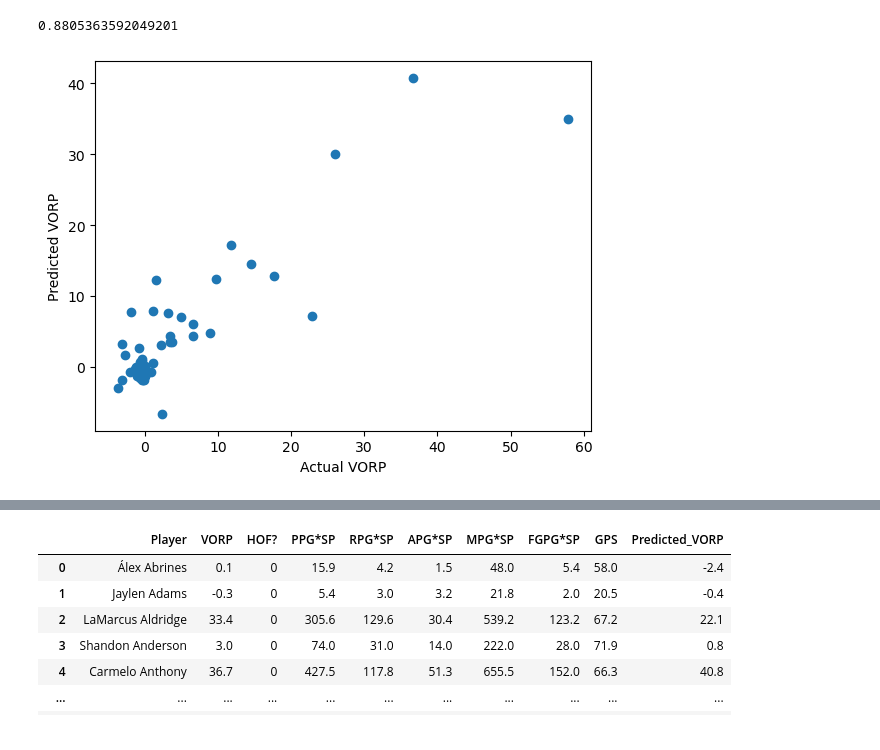
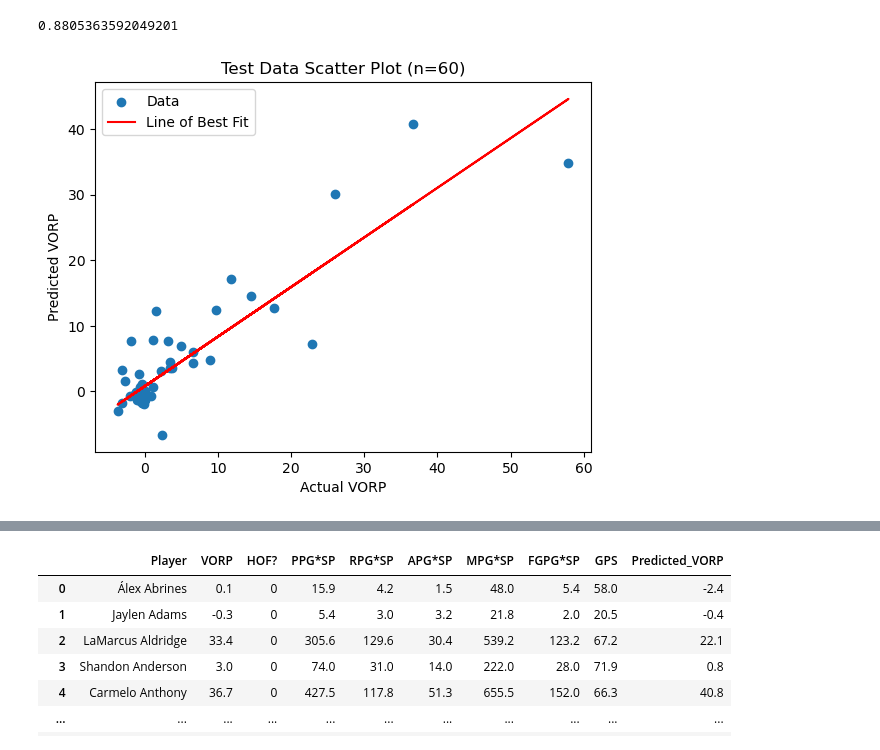
Before and after one commit to maxpopper/Project-1, a Jupyter notebook: VORP_final_analysis.ipynb, the cells around one changed output, grey strips where cells are left out. Cells and saved outputs as stored; diff of their text form; code cells hidden in the pictures.

```diff
--- a/VORP_final_analysis.ipynb
+++ b/VORP_final_analysis.ipynb
@@ -83,8 +94,15 @@ r2_score(y_train, y_pred_train)
 # %%
 y_pred_test = lr.predict(X_test)
 plt.scatter(y_test, y_pred_test)
 plt.xlabel("Actual VORP")
 plt.ylabel("Predicted VORP")
+plt.title("Test Data Scatter Plot (n=60)")
+
+a, b = np.polyfit(y_test, y_pred_test, 1)
+plt.plot(y_test, a*y_test+b, color='r')
+plt.legend(["Data", "Line of Best Fit"], loc='best')
+
+plt.savefig("test_scatter.png")
 plt.show()
 # %% [output]
-[figure, old version]
+[figure, new version]
```
Also changed, not shown: parts of 16 cells of this notebook, 12 other files.
